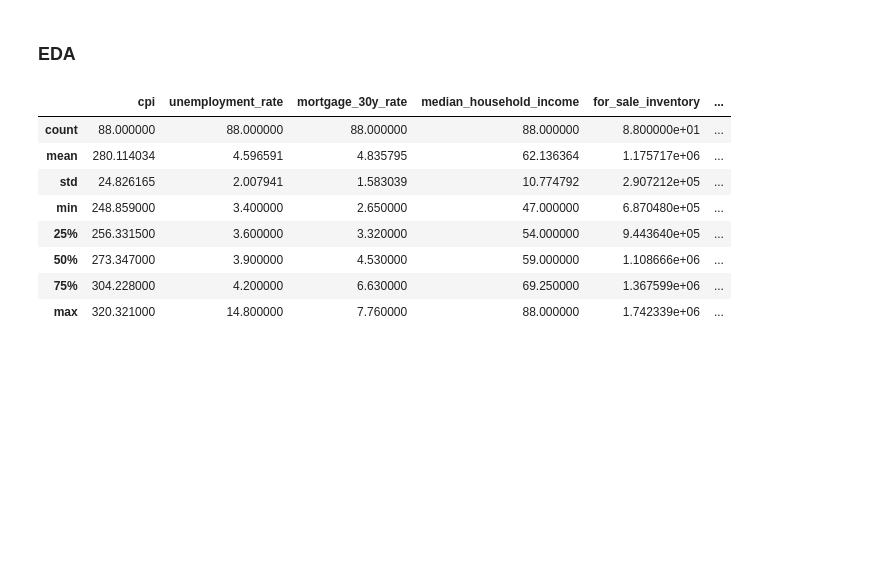
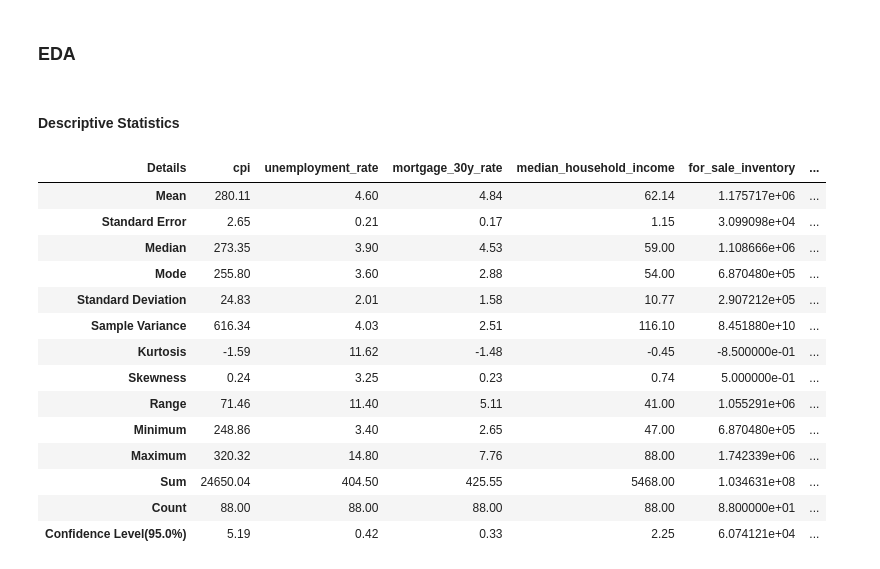
Before and after one commit to InscribeDeeper/house-price-regression, a Jupyter notebook: EDA.ipynb, the cells around one changed output. Saved outputs shown, nothing was run; the diff lists cells and outputs as text; code cells hidden in the pictures; blank space fills up the shorter version.

```diff
--- a/EDA.ipynb
+++ b/EDA.ipynb
@@ -168,12 +175,70 @@ df.head()
+# %% [markdown]
+#### Descriptive Statistics
 # %%
-df.describe()
+import pandas as pd
+import numpy as np
+from scipy import stats
+
+def describe_with_details(df, confidence=0.95):
+    rows = []
+    for col in df.columns:
+        data = df[col].dropna()
+        n = data.count()
+        mean = data.mean()
+        std = data.std(ddof=1)
+        se = std / np.sqrt(n) if n > 0 else np.nan
+        median = data.median()
+        mode = data.mode()
+        mode_val = mode.iloc[0] if not mode.empty else np.nan
+        variance = data.var(ddof=1)
+        kurtosis = data.kurtosis()
+        skewness = data.skew()
+        data_range = data.max() - data.min() if n > 0 else np.nan
+        data_min = data.min()
+        data_max = data.max()
+        total = data.sum()
+        count = n
+
+        # Confidence interval calculation (normal approx)
+        z = stats.norm.ppf(1 - (1 - confidence) / 2)
+        conf_level = se * z if n > 0 else np.nan
+
+        rows.append({
+            'Details': col,
+            'Mean': mean,
+            'Standard Error': se,
+            'Median': median,
+            'Mode': mode_val,
+            'Standard Deviation': std,
+            'Sample Variance': variance,
+            'Kurtosis': kurtosis,
+            'Skewness': skewness,
+            'Range': data_range,
+            'Minimum': data_min,
+            'Maximum': data_max,
+            'Sum': total,
+            'Count': count,
+            f'Confidence Level({confidence*100:.1f}%)': conf_level
+        })
+
+    return pd.DataFrame(rows).set_index('Details').round(2).T
+
+
+stats_df = describe_with_details(df)
+stats_df
 # %% [output]
-|  | cpi | unemployment_rate | mortgage_30y_rate | median_household_income | for_sale_inventory | ... |
-| count | 88.000000 | 88.000000 | 88.000000 | 88.000000 | 8.800000e+01 | ... |
-| mean | 280.114034 | 4.596591 | 4.835795 | 62.136364 | 1.175717e+06 | ... |
-| std | 24.826165 | 2.007941 | 1.583039 | 10.774792 | 2.907212e+05 | ... |
-| min | 248.859000 | 3.400000 | 2.650000 | 47.000000 | 6.870480e+05 | ... |
-| 25% | 256.331500 | 3.600000 | 3.320000 | 54.000000 | 9.443640e+05 | ... |
-| 50% | 273.347000 | 3.900000 | 4.530000 | 59.000000 | 1.108666e+06 | ... |
-| 75% | 304.228000 | 4.200000 | 6.630000 | 69.250000 | 1.367599e+06 | ... |
-| max | 320.321000 | 14.800000 | 7.760000 | 88.000000 | 1.742339e+06 | ... |
+| Details | cpi | unemployment_rate | mortgage_30y_rate | median_household_income | for_sale_inventory | ... |
+| Mean | 280.11 | 4.60 | 4.84 | 62.14 | 1.175717e+06 | ... |
+| Standard Error | 2.65 | 0.21 | 0.17 | 1.15 | 3.099098e+04 | ... |
+| Median | 273.35 | 3.90 | 4.53 | 59.00 | 1.108666e+06 | ... |
+| Mode | 255.80 | 3.60 | 2.88 | 54.00 | 6.870480e+05 | ... |
+| Standard Deviation | 24.83 | 2.01 | 1.58 | 10.77 | 2.907212e+05 | ... |
+| Sample Variance | 616.34 | 4.03 | 2.51 | 116.10 | 8.451880e+10 | ... |
+| Kurtosis | -1.59 | 11.62 | -1.48 | -0.45 | -8.500000e-01 | ... |
+| Skewness | 0.24 | 3.25 | 0.23 | 0.74 | 5.000000e-01 | ... |
+| Range | 71.46 | 11.40 | 5.11 | 41.00 | 1.055291e+06 | ... |
+| Minimum | 248.86 | 3.40 | 2.65 | 47.00 | 6.870480e+05 | ... |
+| Maximum | 320.32 | 14.80 | 7.76 | 88.00 | 1.742339e+06 | ... |
+| Sum | 24650.04 | 404.50 | 425.55 | 5468.00 | 1.034631e+08 | ... |
+| Count | 88.00 | 88.00 | 88.00 | 88.00 | 8.800000e+01 | ... |
+| Confidence Level(95.0%) | 5.19 | 0.42 | 0.33 | 2.25 | 6.074121e+04 | ... |
```
Also changed, not shown: parts of 8 cells of this notebook, 18 other files.
